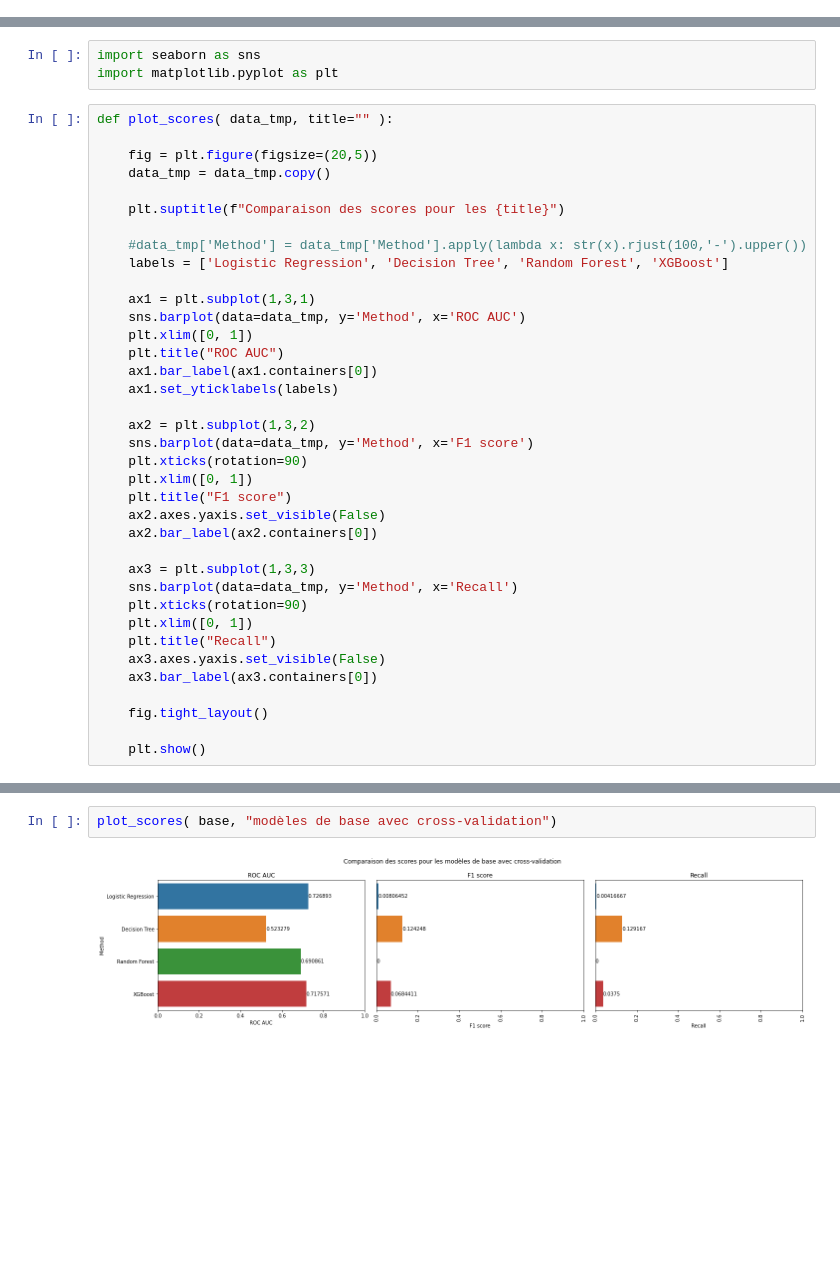
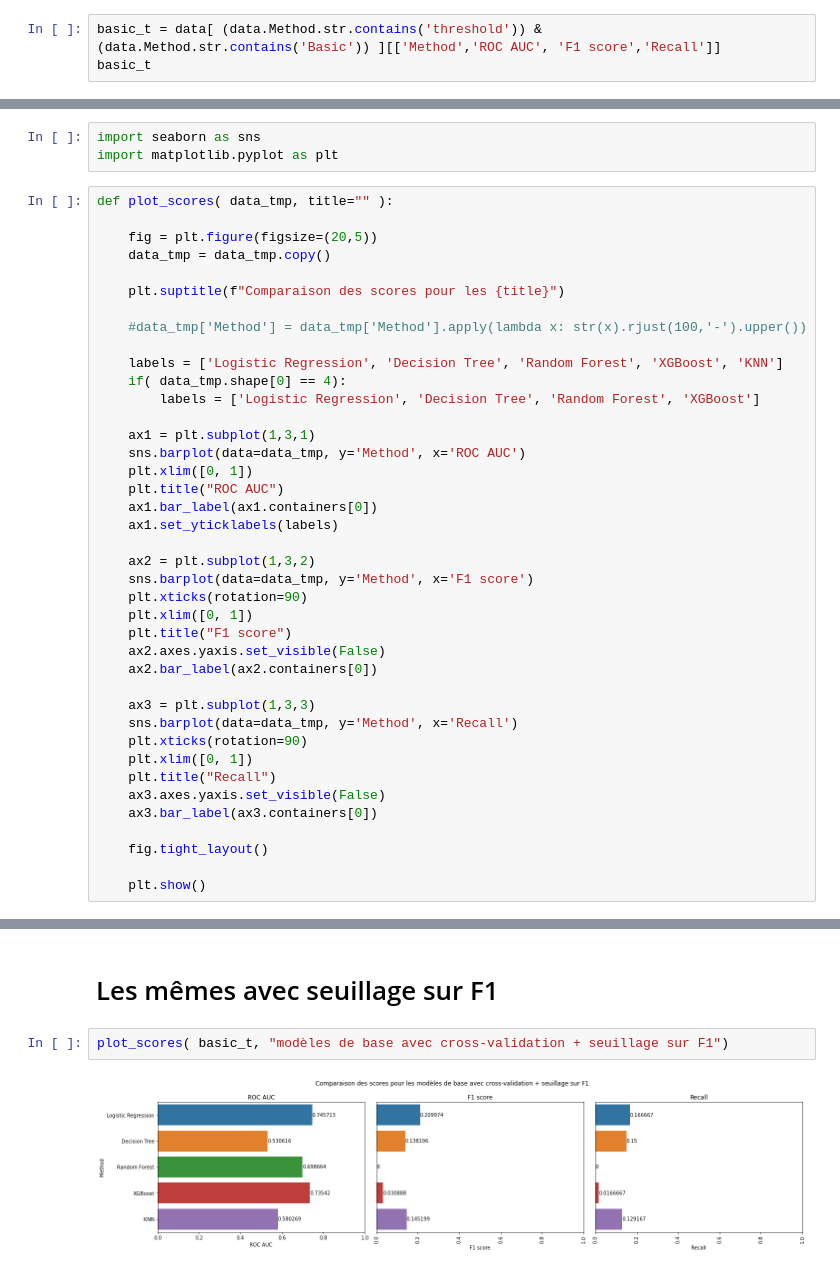
Before and after one commit to Valkea/OC_AI_04, a Jupyter notebook: 03_Display_Scores.ipynb, the cells around one changed output, grey strips where cells are left out. Saved outputs shown, nothing was run; the diff lists cells and outputs as text; blank space fills up the shorter version.

```diff
--- a/03_Display_Scores.ipynb
+++ b/03_Display_Scores.ipynb
@@ -46,0 +38,3 @@ threshold
+# %%
+basic_t = data[ (data.Method.str.contains('threshold')) & (data.Method.str.contains('Basic')) ][['Method','ROC AUC', 'F1 score','Recall']]
+basic_t
@@ -80,7 +96,10 @@ def plot_scores( data_tmp, title="" ):
     plt.suptitle(f"Comparaison des scores pour les {title}")
 
     #data_tmp['Method'] = data_tmp['Method'].apply(lambda x: str(x).rjust(100,'-').upper())
-    labels = ['Logistic Regression', 'Decision Tree', 'Random Forest', 'XGBoost']
+
+    labels = ['Logistic Regression', 'Decision Tree', 'Random Forest', 'XGBoost', 'KNN']
+    if( data_tmp.shape[0] == 4):
+        labels = ['Logistic Regression', 'Decision Tree', 'Random Forest', 'XGBoost']
 
     ax1 = plt.subplot(1,3,1)
     sns.barplot(data=data_tmp, y='Method', x='ROC AUC')
@@ -111,4 +146,6 @@ def plot_scores( data_tmp, title="" ):
+# %% [markdown]
+# Les mêmes avec seuillage sur F1
 # %%
-plot_scores( base, "modèles de base avec cross-validation")
+plot_scores( basic_t, "modèles de base avec cross-validation + seuillage sur F1")
 # %% [output]
-[figure, old version]
+[figure, new version]
```
Also changed, not shown: parts of 16 cells of this notebook, 2 other files.
